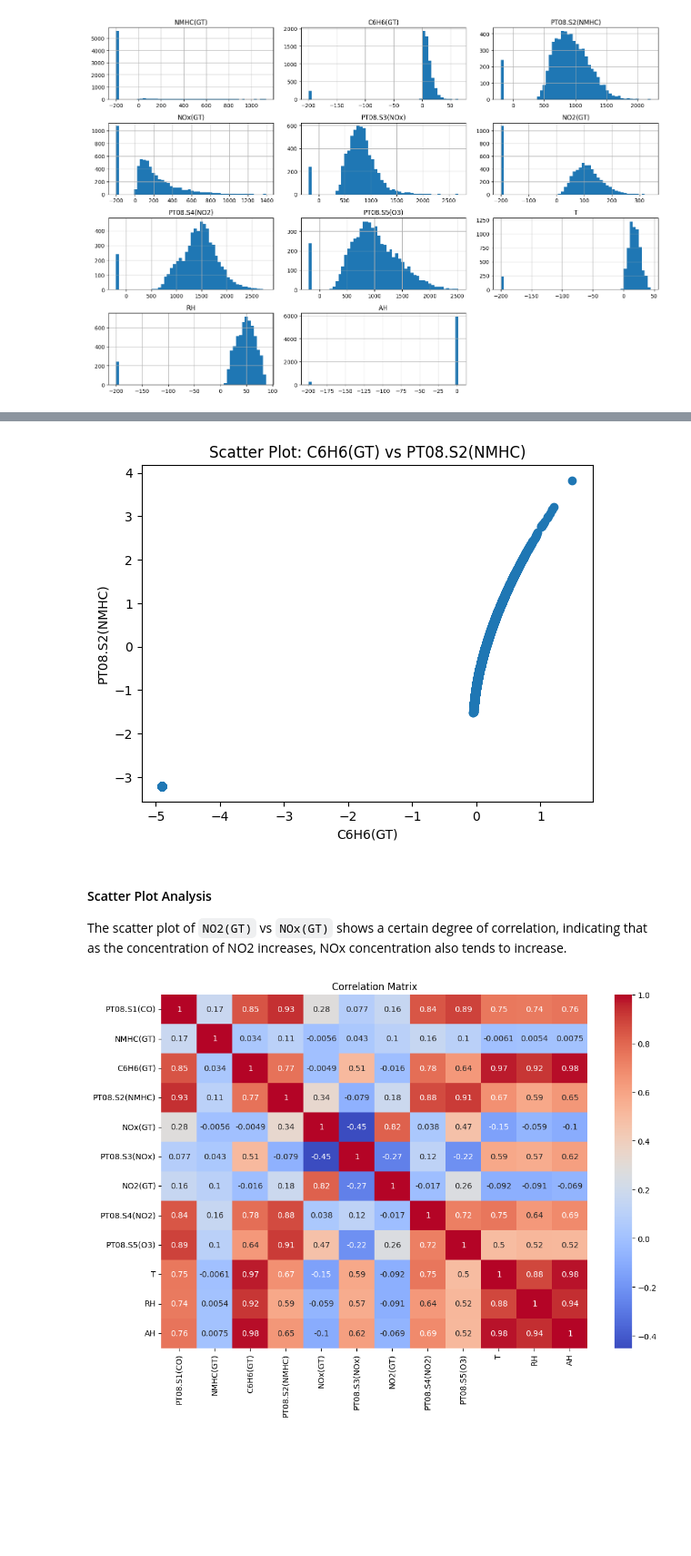
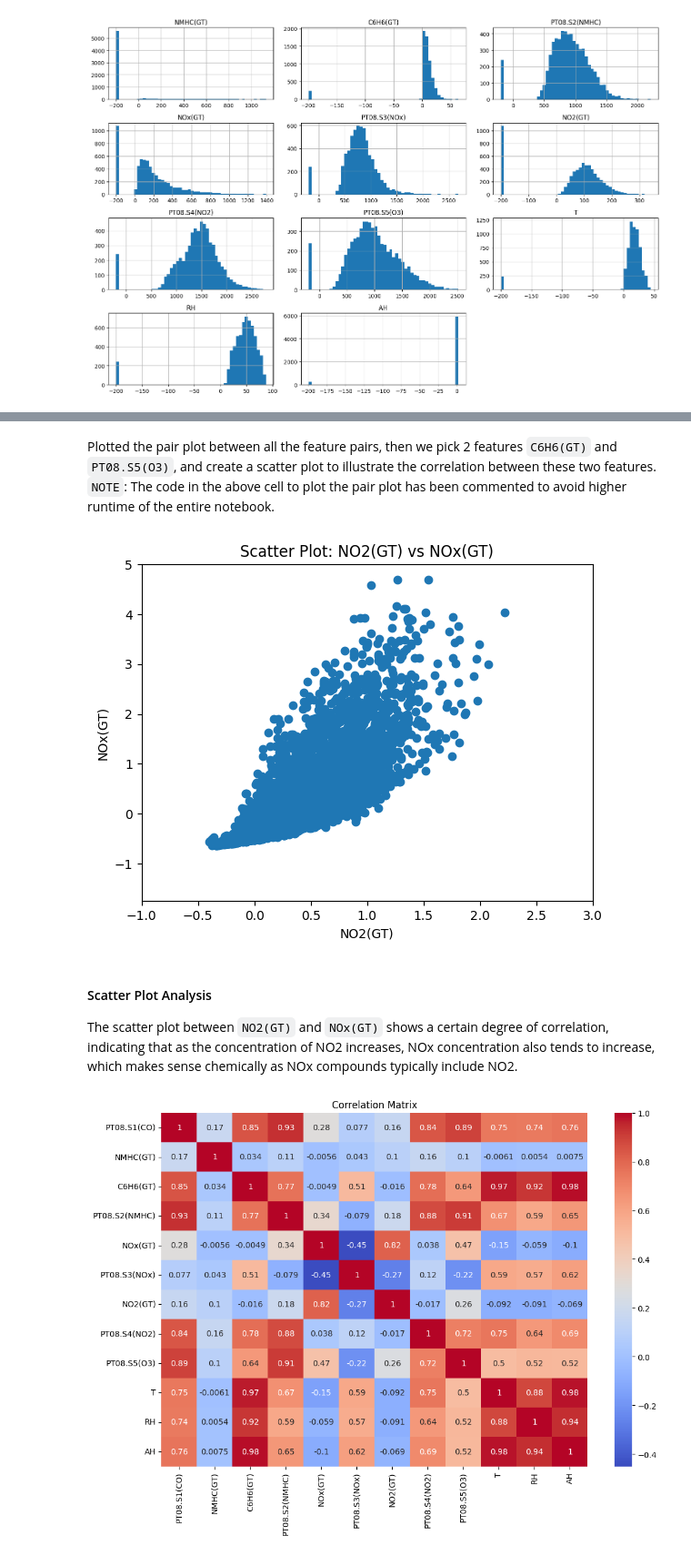
Before and after one commit to PS-41/Machine-Learning-Assignment1-Linear-Models, a Jupyter notebook: models/Prakhar_Suryavansh_HW1.ipynb, the cells around one changed output, grey strips where cells are left out. Shown at 91% size. Drawn from its saved outputs; the diff is of its cells as text; code cells hidden in the pictures; blank space fills up the shorter version.

```diff
--- a/models/Prakhar_Suryavansh_HW1.ipynb
+++ b/models/Prakhar_Suryavansh_HW1.ipynb
@@ -162,19 +180,23 @@ X_train = (X_train - mean) / std
+# %% [markdown]
+Plotted the pair plot between all the feature pairs, then we pick 2 features `C6H6(GT)` and `PT08.S5(O3)`, and create a scatter plot to illustrate the correlation between these two features.
+`NOTE`: The code in the above cell to plot the pair plot has been commented to avoid higher runtime of the entire notebook.
 # %%
 # Select two features
-feature_1 = 'C6H6(GT)'
-feature_2 = 'PT08.S2(NMHC)'
+feature_1 = 'NO2(GT)'
+feature_2 = 'NOx(GT)'
 
 # Create scatter plot
 plt.scatter(X_train[feature_1], X_train[feature_2])
 plt.xlabel(feature_1)
 plt.ylabel(feature_2)
 plt.title(f'Scatter Plot: {feature_1} vs {feature_2}')
+plt.xlim(-1, 3)
 plt.show()
 # %% [output]
-[figure, old version]
+[figure, new version]
 # %% [markdown]
 #### Scatter Plot Analysis
-The scatter plot of `NO2(GT)` vs `NOx(GT)` shows a certain degree of correlation, indicating that as the concentration of NO2 increases, NOx concentration also tends to increase.
+The scatter plot between `NO2(GT)` and `NOx(GT)` shows a certain degree of correlation, indicating that as the concentration of NO2 increases, NOx concentration also tends to increase, which makes sense chemically as NOx compounds typically include NO2.
 # %%
 import seaborn as sns
 
```
Also changed, not shown: parts of 30 cells of this notebook.
